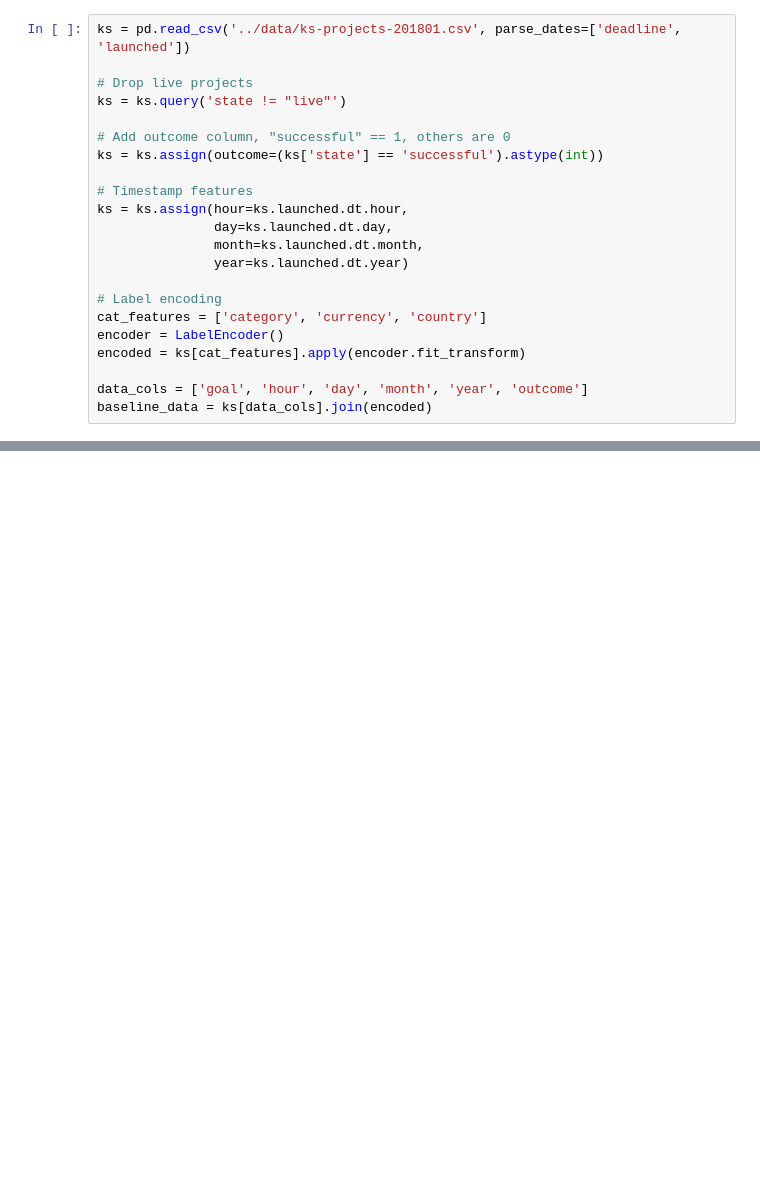
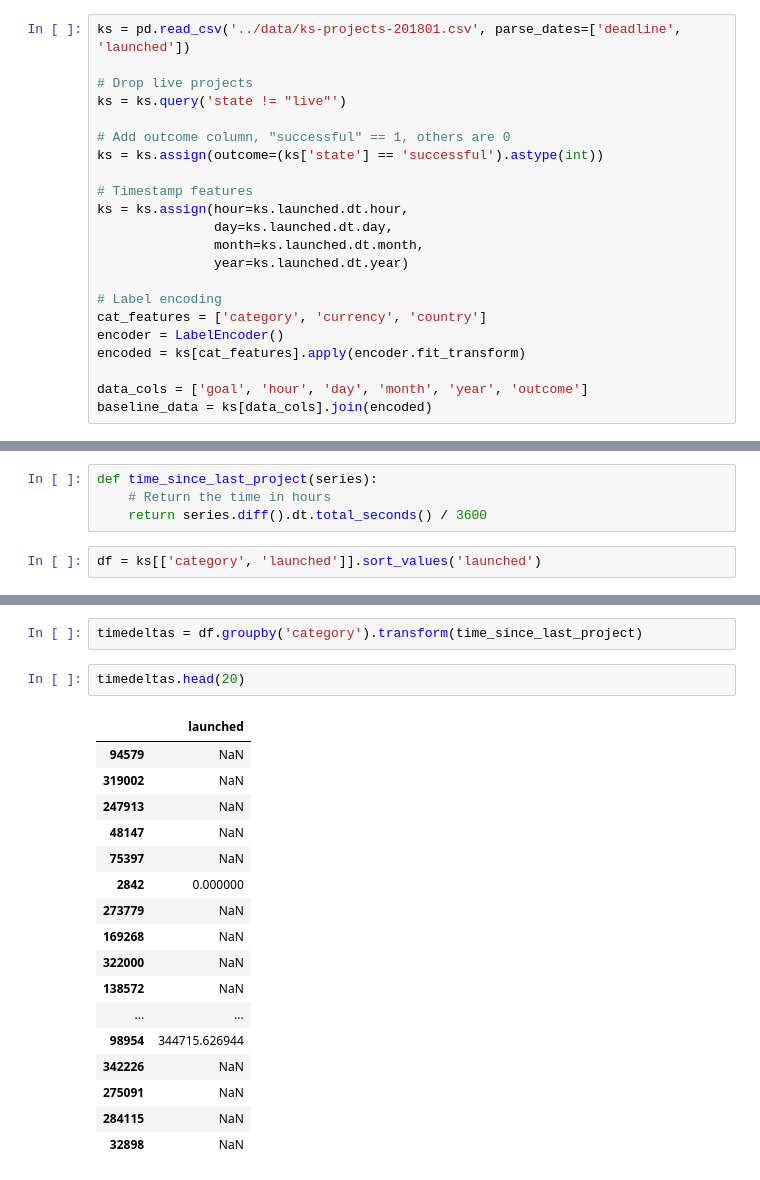
Before and after one commit to jessebmurray/kaggle, a Jupyter notebook: FE_feature_generation.ipynb, the cells around one changed output, grey strips where cells are left out. Saved outputs shown, nothing was run; the diff lists cells and outputs as text; blank space fills up the shorter version.

```diff
--- a/FE_feature_generation.ipynb
+++ b/FE_feature_generation.ipynb
@@ -33,0 +252,6 @@ baseline_data = ks[data_cols].join(encoded)
+# %%
+def time_since_last_project(series):
+    # Return the time in hours
+    return series.diff().dt.total_seconds() / 3600
+# %%
+df = ks[['category', 'launched']].sort_values('launched')
@@ -33,0 +267,22 @@ baseline_data = ks[data_cols].join(encoded)
+# %%
+timedeltas = df.groupby('category').transform(time_since_last_project)
+# %%
+timedeltas.head(20)
+# %% [output]
+|  | launched |
+| 94579 | NaN |
+| 319002 | NaN |
+| 247913 | NaN |
+| 48147 | NaN |
+| 75397 | NaN |
+| 2842 | 0.000000 |
+| 273779 | NaN |
+| 169268 | NaN |
+| 322000 | NaN |
+| 138572 | NaN |
+| ... | ... |
+| 98954 | 344715.626944 |
+| 342226 | NaN |
+| 275091 | NaN |
+| 284115 | NaN |
+| 32898 | NaN |
```
Also changed, not shown: parts of 31 cells of this notebook.
